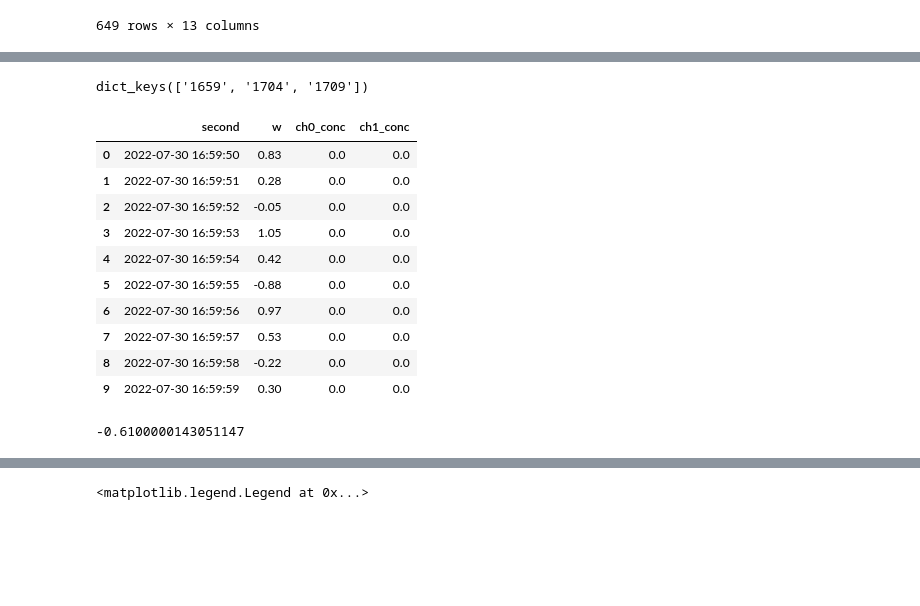
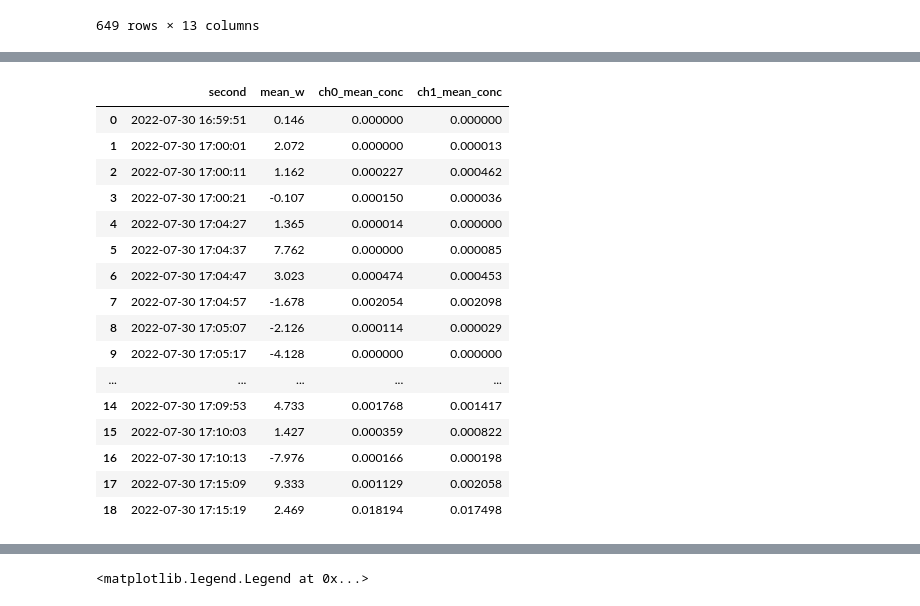
Before and after one commit to ezriri/shes_a_model, a Jupyter notebook: messy_unrisk_workshop.ipynb, the cells around one changed output, grey strips where cells are left out. Cells and saved outputs as stored; diff of their text form; code cells hidden in the pictures; blank space fills up the shorter version.

```diff
--- a/messy_unrisk_workshop.ipynb
+++ b/messy_unrisk_workshop.ipynb
@@ -701,34 +643,29 @@ pass_dict['1704']['df']
-# %%
-print(pass_dict.keys())
-'''
-# then need to loop back around + take the 10 sec averages from all this - need to make sure our value is divisable by 10
-divisable = len(pass_dict['1659']['df']) % 10
-if divisable == 0:
-    print(len(pass_dict['1659']['df']))
-    print("divisible")
-else:
-    print(len(pass_dict['1659']['df']))
-    print(divisable)
-'''
-pass_dict['1659']['df'][0:10]
-# %% [output]
-dict_keys(['1659', '1704', '1709'])
-|  | second | w | ch0_conc | ch1_conc |
-| 0 | 2022-07-30 16:59:50 | 0.83 | 0.0 | 0.0 |
-| 1 | 2022-07-30 16:59:51 | 0.28 | 0.0 | 0.0 |
-| 2 | 2022-07-30 16:59:52 | -0.05 | 0.0 | 0.0 |
-| 3 | 2022-07-30 16:59:53 | 1.05 | 0.0 | 0.0 |
-| 4 | 2022-07-30 16:59:54 | 0.42 | 0.0 | 0.0 |
-| 5 | 2022-07-30 16:59:55 | -0.88 | 0.0 | 0.0 |
-| 6 | 2022-07-30 16:59:56 | 0.97 | 0.0 | 0.0 |
-| 7 | 2022-07-30 16:59:57 | 0.53 | 0.0 | 0.0 |
-| 8 | 2022-07-30 16:59:58 | -0.22 | 0.0 | 0.0 |
-| 9 | 2022-07-30 16:59:59 | 0.30 | 0.0 | 0.0 |
-# %%
-a_second = pass_dict['1709']['sec_list'][0]
-correspond_w = raw_var.sel(time = a_second).item()
-correspond_w#.item()
-# %% [output]
--0.6100000143051147
+# %%
+pass_dict['1659']['10s_mean']
+
+#for key in pass_time:
+
+df_list = [pass_dict[key]['10s_mean'] for key in pass_dict]
+#df_list = [df for df in pass_dict[pass_time]['10s_mean']]
+four_passes_df = pd.concat(df_list, ignore_index=True)
+four_passes_df
+# %% [output]
+|  | second | mean_w | ch0_mean_conc | ch1_mean_conc |
+| 0 | 2022-07-30 16:59:51 | 0.146 | 0.000000 | 0.000000 |
+| 1 | 2022-07-30 17:00:01 | 2.072 | 0.000000 | 0.000013 |
+| 2 | 2022-07-30 17:00:11 | 1.162 | 0.000227 | 0.000462 |
+| 3 | 2022-07-30 17:00:21 | -0.107 | 0.000150 | 0.000036 |
+| 4 | 2022-07-30 17:04:27 | 1.365 | 0.000014 | 0.000000 |
+| 5 | 2022-07-30 17:04:37 | 7.762 | 0.000000 | 0.000085 |
+| 6 | 2022-07-30 17:04:47 | 3.023 | 0.000474 | 0.000453 |
+| 7 | 2022-07-30 17:04:57 | -1.678 | 0.002054 | 0.002098 |
+| 8 | 2022-07-30 17:05:07 | -2.126 | 0.000114 | 0.000029 |
+| 9 | 2022-07-30 17:05:17 | -4.128 | 0.000000 | 0.000000 |
+| ... | ... | ... | ... | ... |
+| 14 | 2022-07-30 17:09:53 | 4.733 | 0.001768 | 0.001417 |
+| 15 | 2022-07-30 17:10:03 | 1.427 | 0.000359 | 0.000822 |
+| 16 | 2022-07-30 17:10:13 | -7.976 | 0.000166 | 0.000198 |
+| 17 | 2022-07-30 17:15:09 | 9.333 | 0.001129 | 0.002058 |
+| 18 | 2022-07-30 17:15:19 | 2.469 | 0.018194 | 0.017498 |
 # %%
 ## instrument 2 channels
```
Also changed, not shown: parts of 20 cells of this notebook, 3 other files.
